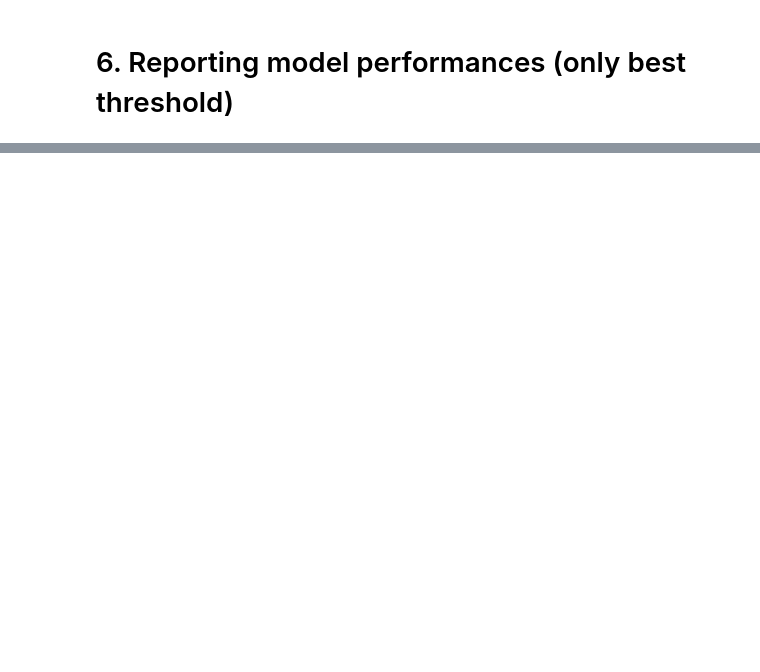
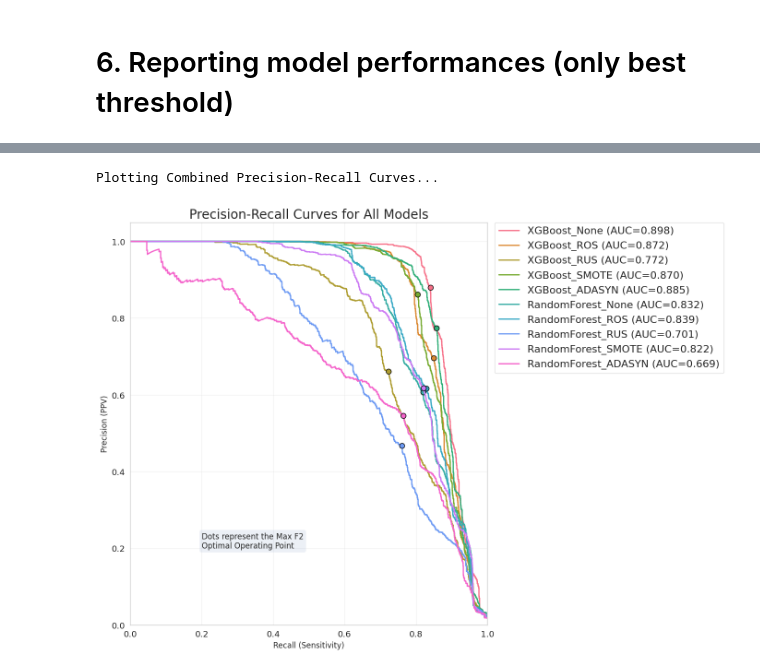
Before and after one commit to Timeu123/Thesis, a Jupyter notebook: LBNL_Model_Training.ipynb, the cells around one changed output, grey strips where cells are left out. Saved outputs shown, nothing was run; the diff lists cells and outputs as text; code cells hidden in the pictures; blank space fills up the shorter version.

```diff
--- a/LBNL_Model_Training.ipynb
+++ b/LBNL_Model_Training.ipynb
@@ -45,6 +51,27 @@ from imblearn.pipeline import Pipeline as ImbPipeline
 
 # Mute Optuna logging for cleaner output
 optuna.logging.set_verbosity(optuna.logging.WARNING)
+# %%
+# Define the Graphs Style
+thesis_params = {
+    # Fonts
+    'font.size': 14,
+    'axes.labelsize': 16,
+    'axes.titlesize': 20,
+    'xtick.labelsize': 14,
+    'ytick.labelsize': 14,
+    'legend.fontsize': 14,
+    'figure.titlesize': 24,
+    'lines.linewidth': 3,
+    'lines.markersize': 10,
+    'savefig.bbox': 'tight',
+}
+
+# Apply the settings
+plt.rcParams.update(thesis_params)
+
+# Set font size
+sns.set_theme(context="paper", style="whitegrid", font_scale=1.5)
 # %%
 from google.colab import drive
 drive.mount('/content/drive')
@@ -270,7 +297,9 @@ for model_name, sampler_name in pbar:
     pbar.set_description(f"Processing: {run_name}")
 
     # 1. Hyperparameter Search
-    study = optuna.create_study(direction='minimize')
+    sampler = optuna.samplers.TPESampler(seed=42)
+
+    study = optuna.create_study(direction='minimize', sampler=sampler)
     study.optimize(lambda t: objective(t, model_name, sampler_name, X_train_full, y_train_full),
                    n_trials=30, show_progress_bar=False)
     best_params = study.best_params
@@ -396,35 +444,39 @@ plt.figure(figsize=(14, 10))
 # Define colors/markers for distinction
 colors = sns.color_palette("husl", 10)
 lines = []
 
 for i, (run_name, data) in enumerate(pr_curves_data.items()):
     # Get model specifics for legend
     auc_score = data['auc']
     p, r = data['precision'], data['recall']
 
     # Plot line
     l, = plt.plot(r, p, color=colors[i], lw=2, label=f'{run_name} (AUC={auc_score:.3f})')
     lines.append(l)
 
     # Mark the Optimal Point (Max F2)
     # We find the specific point in the saved df
     row = best_results_df[best_results_df['Run_ID'] == run_name].iloc[0]
     plt.plot(row['Recall'], row['Precision'], marker='o', color=colors[i], markersize=8, markeredgecolor='black')
 
-plt.title('Precision-Recall Curves for All Models', fontsize=16)
+plt.title('Precision-Recall Curves for All Models', fontsize=20)
 plt.xlabel('Recall (Sensitivity)', fontsize=12)
 plt.ylabel('Precision (PPV)', fontsize=12)
-plt.legend(bbox_to_anchor=(1.02, 1), loc='upper left', borderaxespad=0)
+plt.legend(bbox_to_anchor=(1.02, 1), loc='upper left', borderaxespad=0, fontsize=16)
 plt.grid(True, alpha=0.3)
 plt.xlim([0.0, 1.0])
 plt.ylim([0.0, 1.05])
 
 # Add explanation annotation
 plt.text(0.2, 0.2, "Dots represent the Max F2\nOptimal Operating Point",
          fontsize=12, bbox=dict(boxstyle="round", alpha=0.1))
 
 plt.tight_layout()
+plt.savefig("PR LBNL.pdf")
 plt.show()
+# %% [output]
+Plotting Combined Precision-Recall Curves...
+[figure, added]
 # %%
 # @title 9. Performance by Fault Intensity
 import matplotlib.ticker as mtick
```
Also changed, not shown: parts of 9 cells of this notebook, 3 other files.
